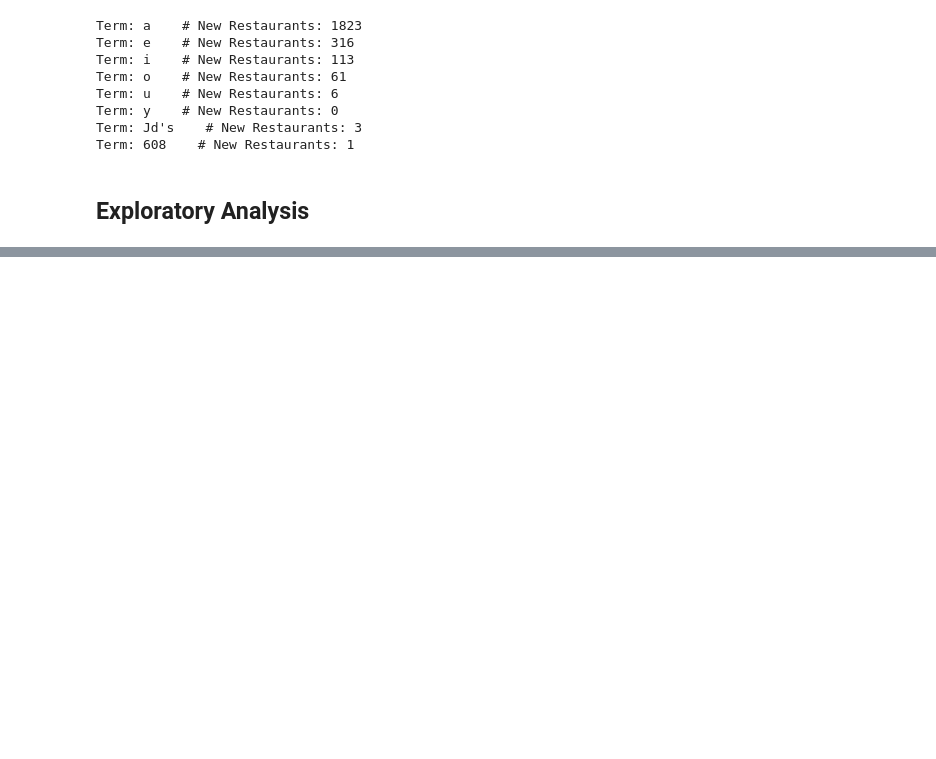
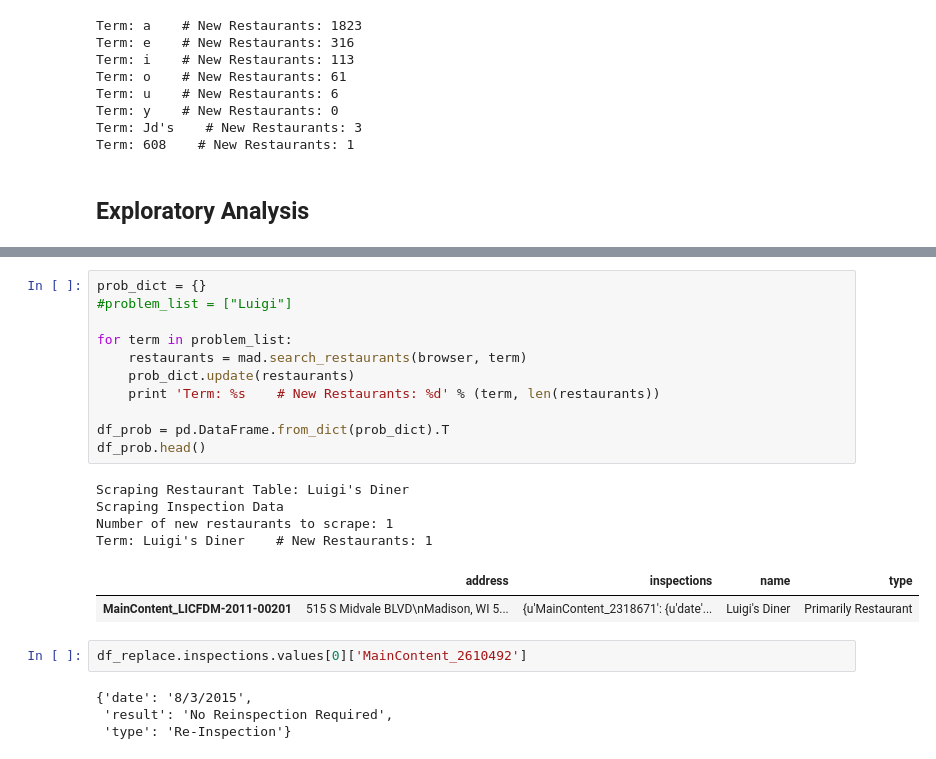
Before and after one commit to tbackes/yelp-health, a Jupyter notebook: code/madison-health-inspections.ipynb, the cells around one changed output, grey strips where cells are left out. Cells and saved outputs as stored; diff of their text form; blank space fills up the shorter version.

```diff
--- a/code/madison-health-inspections.ipynb
+++ b/code/madison-health-inspections.ipynb
@@ -120,0 +147,24 @@ df_2.head()
+# %%
+prob_dict = {}
+#problem_list = ["Luigi"]
+
+for term in problem_list:
+    restaurants = mad.search_restaurants(browser, term)
+    prob_dict.update(restaurants)
+    print 'Term: %s    # New Restaurants: %d' % (term, len(restaurants))
+
+df_prob = pd.DataFrame.from_dict(prob_dict).T
+df_prob.head()
+# %% [output]
+Scraping Restaurant Table: Luigi's Diner
+Scraping Inspection Data
+Number of new restaurants to scrape: 1
+Term: Luigi's Diner    # New Restaurants: 1
+|  | address | inspections | name | type |
+| MainContent_LICFDM-2011-00201 | 515 S Midvale BLVD\nMadison, WI 5... | {u'MainContent_2318671': {u'date'... | Luigi's Diner | Primarily Restaurant |
+# %%
+df_replace.inspections.values[0]['MainContent_2610492']
+# %% [output]
+{'date': '8/3/2015',
+ 'result': 'No Reinspection Required',
+ 'type': 'Re-Inspection'}
```
Also changed, not shown: parts of 16 cells of this notebook, 1 other file.
